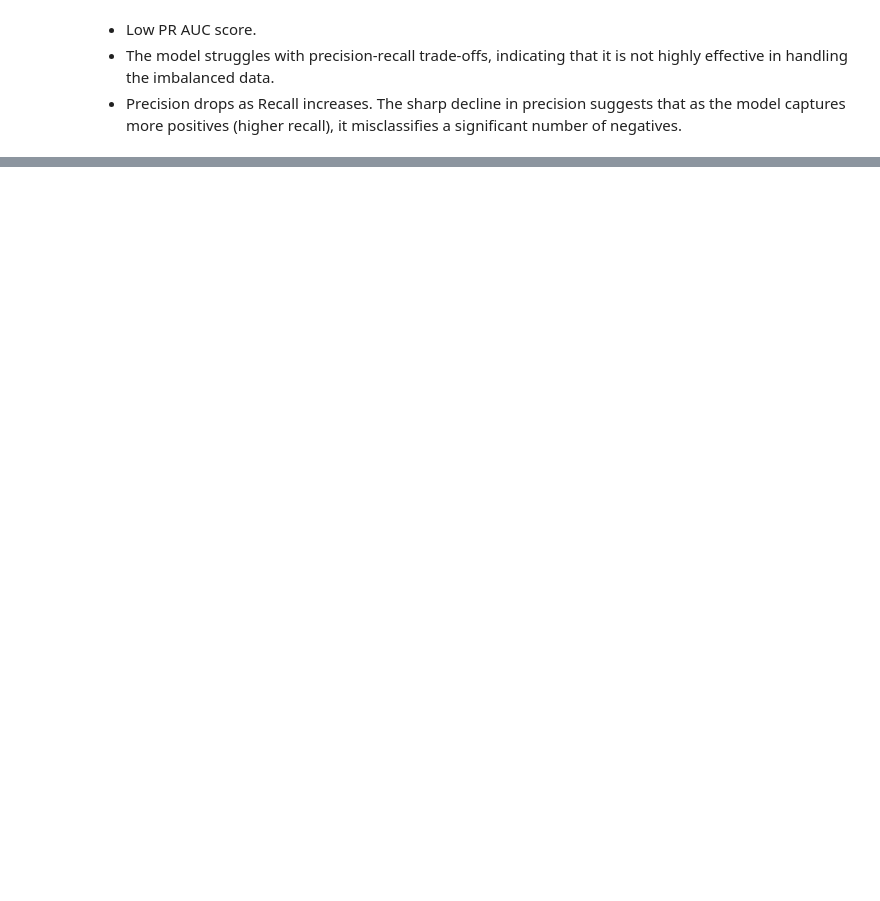
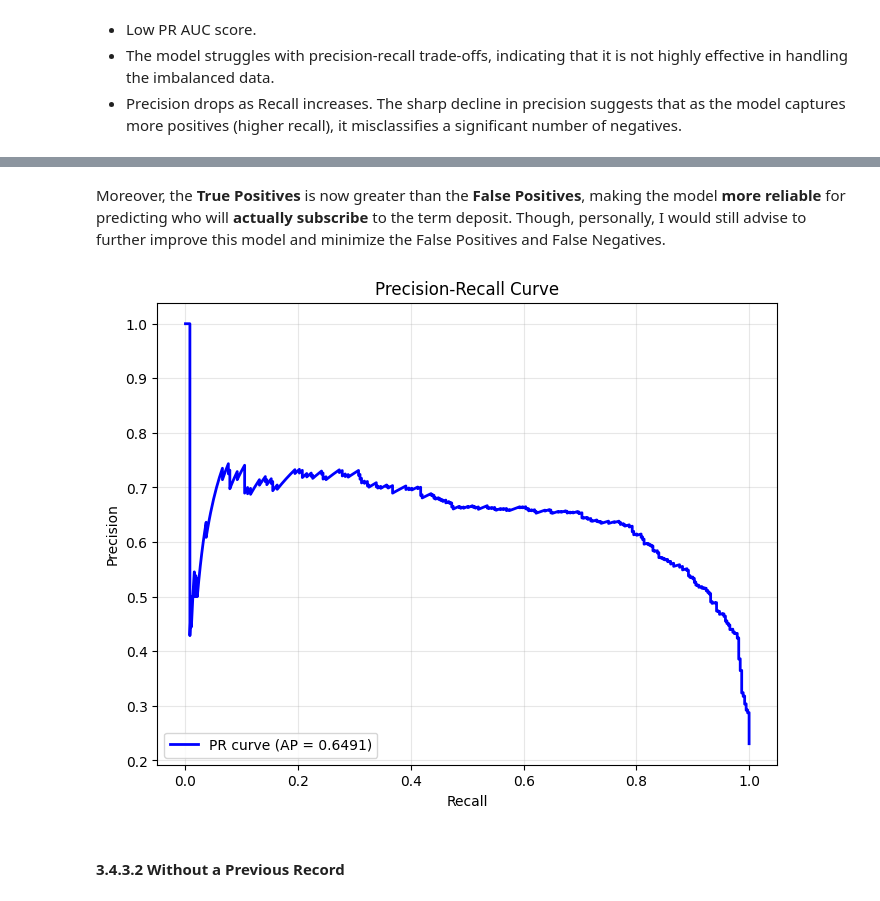
Before and after one commit to jbramos9/personal_projects, a Jupyter notebook: Bank Marketing/Bank_Marketing.ipynb, the cells around one changed output, grey strips where cells are left out. Drawn from its saved outputs; the diff is of its cells as text; code cells hidden in the pictures; blank space fills up the shorter version.

```diff
--- a/Bank Marketing/Bank_Marketing.ipynb
+++ b/Bank Marketing/Bank_Marketing.ipynb
@@ -1517,0 +1866,22 @@ plt.show()
+# %% [markdown]
+Moreover, the **True Positives** is now greater than the **False Positives**, making the model **more reliable** for predicting who will **actually subscribe** to the term deposit. Though, personally, I would still advise to further improve this model and minimize the False Positives and False Negatives.
+# %%
+# Calculate the precision-recall curve
+precision, recall, thresholds = precision_recall_curve(y_test, y_pred_proba, pos_label='yes')
+
+# Calculate the average precision score
+average_precision = average_precision_score(y_test, y_pred_proba, pos_label='yes')
+
+# Plot the precision-recall curve
+plt.figure(figsize=(8, 6))
+plt.plot(recall, precision, color='blue', lw=2, label=f'PR curve (AP = {average_precision:.4f})')
+plt.xlabel('Recall')
+plt.ylabel('Precision')
+plt.title('Precision-Recall Curve')
+plt.legend(loc='lower left')
+plt.grid(alpha=0.3)
+plt.show()
+# %% [output]
+[figure, added]
+# %% [markdown]
+#### 3.4.3.2 Without a Previous Record
```
Also changed, not shown: parts of 63 cells of this notebook, 1 other file.
